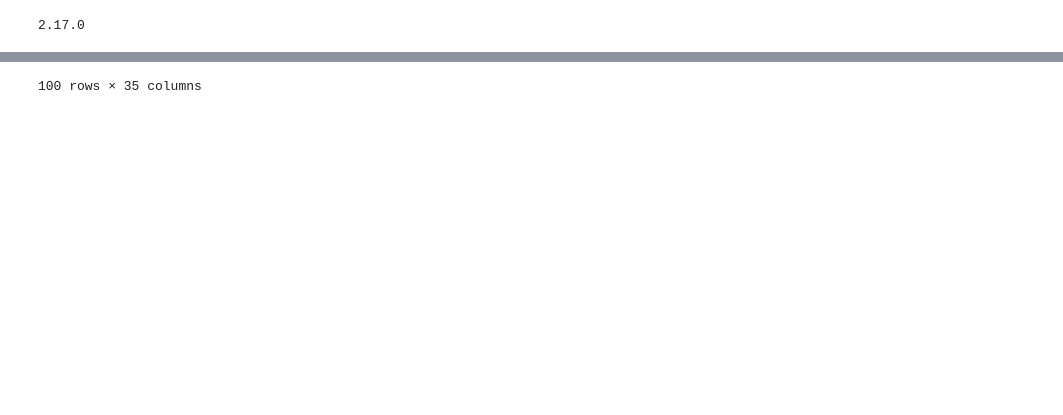
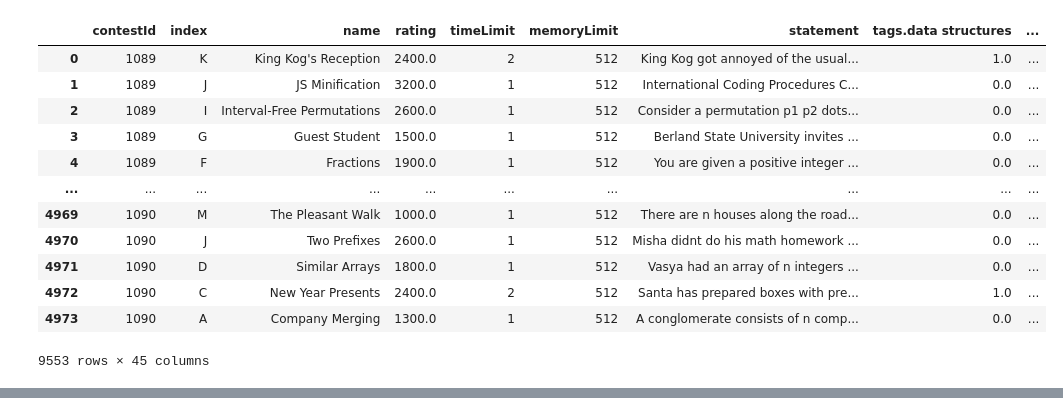
Before and after one commit to eavm314/cp-problem-classifier, a Jupyter notebook: training/rnn-model.ipynb, the cells around one changed output, grey strips where cells are left out. Saved outputs shown, nothing was run; the diff lists cells and outputs as text; code cells hidden in the pictures; blank space fills up the shorter version.

```diff
--- a/training/rnn-model.ipynb
+++ b/training/rnn-model.ipynb
@@ -1,9 +1,23 @@
 # %%
 import pandas as pd
 import numpy as np
 import tensorflow as tf
-print(tf.__version__)
-df = pd.read_json('../data/test.json').replace(np.nan, 0)
+
+df1 = pd.read_json('../data/1089_M-1_A.json').replace(np.nan, 0)
+df2 = pd.read_json('../data/2010_C2-1090_A.json').replace(np.nan, 0)
+df = pd.concat([df1, df2])
 df
 # %% [output]
+|  | contestId | index | name | rating | timeLimit | memoryLimit | statement | tags.data structures | ... |
+| 0 | 1089 | K | King Kog's Reception | 2400.0 | 2 | 512 | King Kog got annoyed of the usual... | 1.0 | ... |
+| 1 | 1089 | J | JS Minification | 3200.0 | 1 | 512 | International Coding Procedures C... | 0.0 | ... |
+| 2 | 1089 | I | Interval-Free Permutations | 2600.0 | 1 | 512 | Consider a permutation p1 p2 dots... | 0.0 | ... |
+| 3 | 1089 | G | Guest Student | 1500.0 | 1 | 512 | Berland State University invites ... | 0.0 | ... |
+| 4 | 1089 | F | Fractions | 1900.0 | 1 | 512 | You are given a positive integer ... | 0.0 | ... |
+| ... | ... | ... | ... | ... | ... | ... | ... | ... | ... |
+| 4969 | 1090 | M | The Pleasant Walk | 1000.0 | 1 | 512 | There are n houses along the road... | 0.0 | ... |
+| 4970 | 1090 | J | Two Prefixes | 2600.0 | 1 | 512 | Misha didnt do his math homework ... | 0.0 | ... |
+| 4971 | 1090 | D | Similar Arrays | 1800.0 | 1 | 512 | Vasya had an array of n integers ... | 0.0 | ... |
+| 4972 | 1090 | C | New Year Presents | 2400.0 | 2 | 512 | Santa has prepared boxes with pre... | 1.0 | ... |
+| 4973 | 1090 | A | Company Merging | 1300.0 | 1 | 512 | A conglomerate consists of n comp... | 0.0 | ... |
-2.17.0
+9553 rows × 45 columns
@@ -22,4 +24,3 @@ df
-100 rows × 35 columns
 # %%
 # Get all columns that start with 'tags.'
 tag_columns = [col for col in df.columns if col.startswith('tags.')]
```
Also changed, not shown: parts of 17 cells of this notebook, 3 other files.
